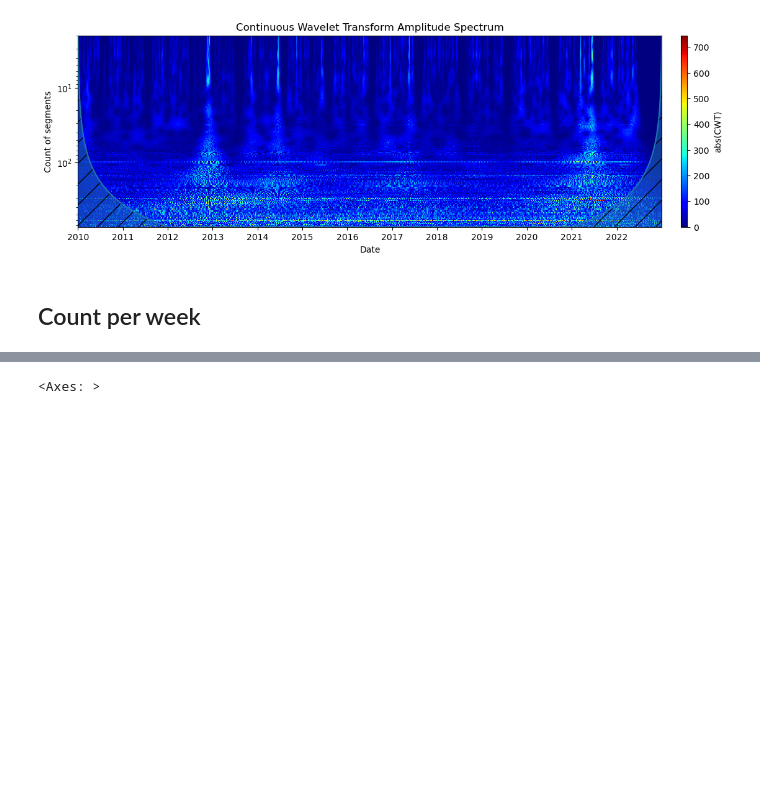
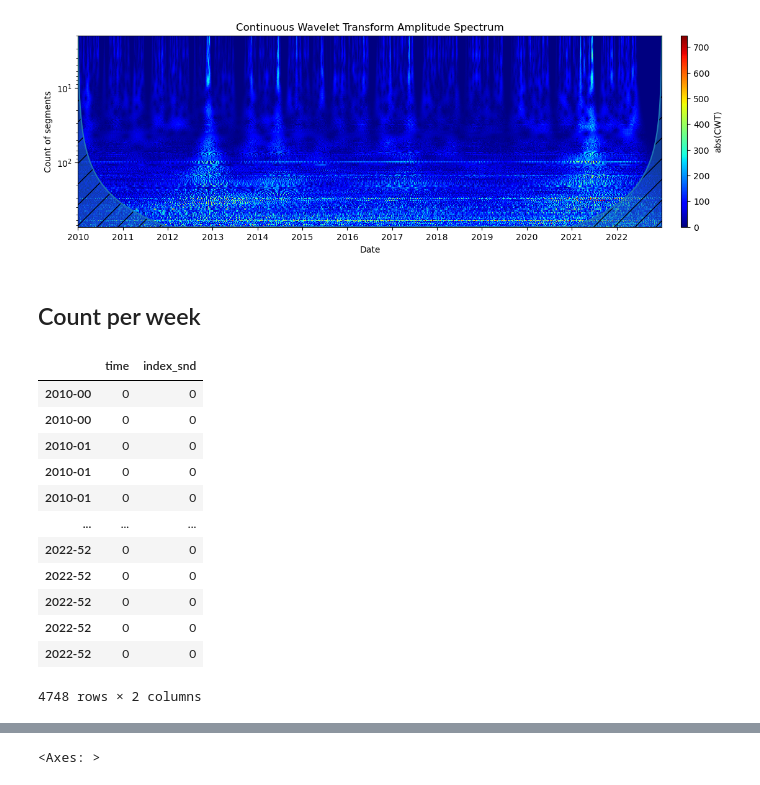
Before and after one commit to RRisto/learning, a Jupyter notebook: audio/wavelet/example_wavelet.ipynb, the cells around one changed output, grey strips where cells are left out. Saved outputs shown, nothing was run; the diff lists cells and outputs as text; code cells hidden in the pictures; blank space fills up the shorter version.

```diff
--- a/audio/wavelet/example_wavelet.ipynb
+++ b/audio/wavelet/example_wavelet.ipynb
@@ -281,5 +281,21 @@ idx = pd.date_range('2010-1-1', '2022-12-31')
 df_segment_count_sub = df_segment_count_sub.reindex(idx, fill_value=0)
 #index set as year-week
 df_segment_count_sub.index = df_segment_count_sub.index.strftime('%Y-%U')
+# %%
+df_segment_count_sub
+# %% [output]
+|  | time | index_snd |
+| 2010-00 | 0 | 0 |
+| 2010-00 | 0 | 0 |
+| 2010-01 | 0 | 0 |
+| 2010-01 | 0 | 0 |
+| 2010-01 | 0 | 0 |
+| ... | ... | ... |
+| 2022-52 | 0 | 0 |
+| 2022-52 | 0 | 0 |
+| 2022-52 | 0 | 0 |
+| 2022-52 | 0 | 0 |
+| 2022-52 | 0 | 0 |
+4748 rows × 2 columns
 # %%
 #count per year-week sum
```
Also changed, not shown: parts of 4 cells of this notebook.
